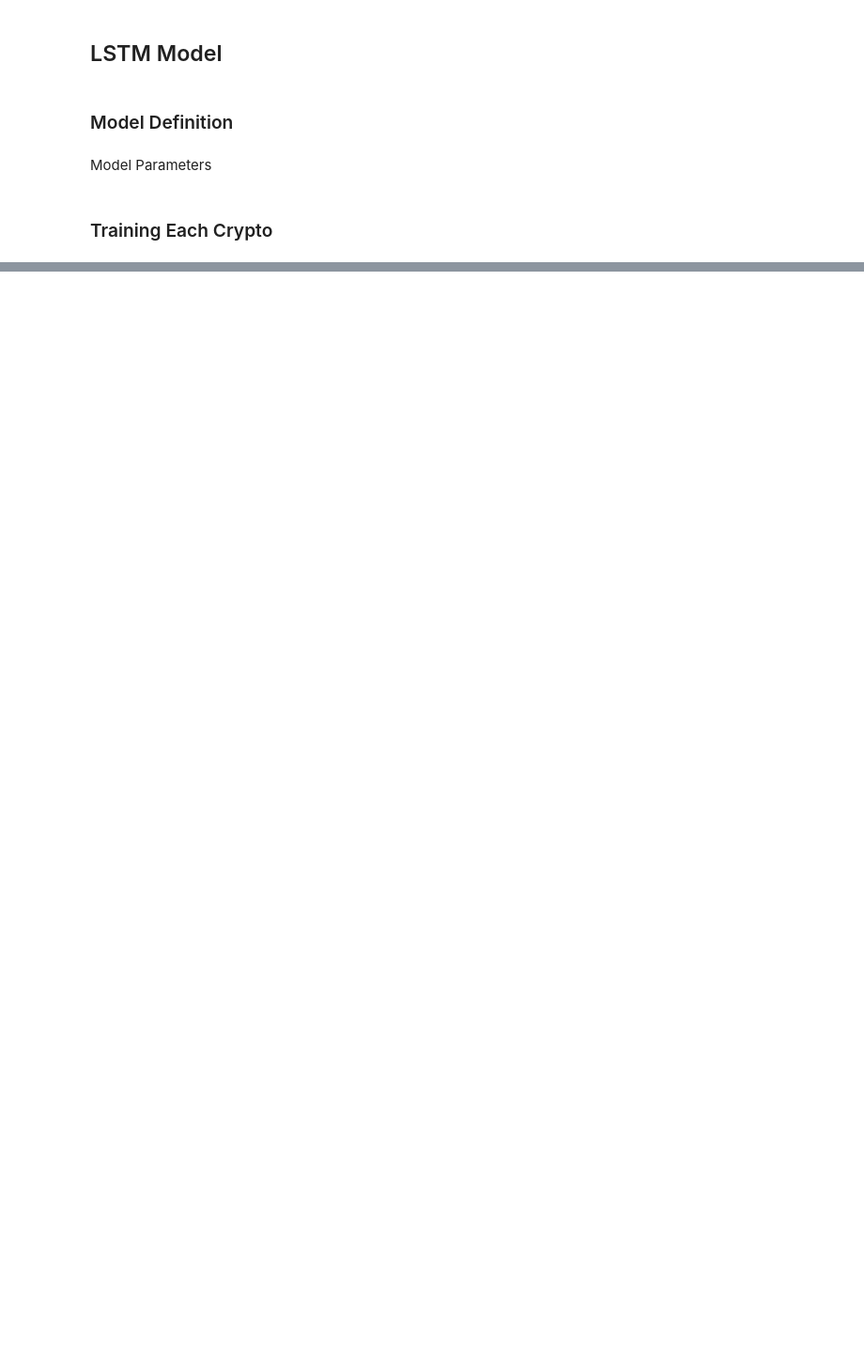
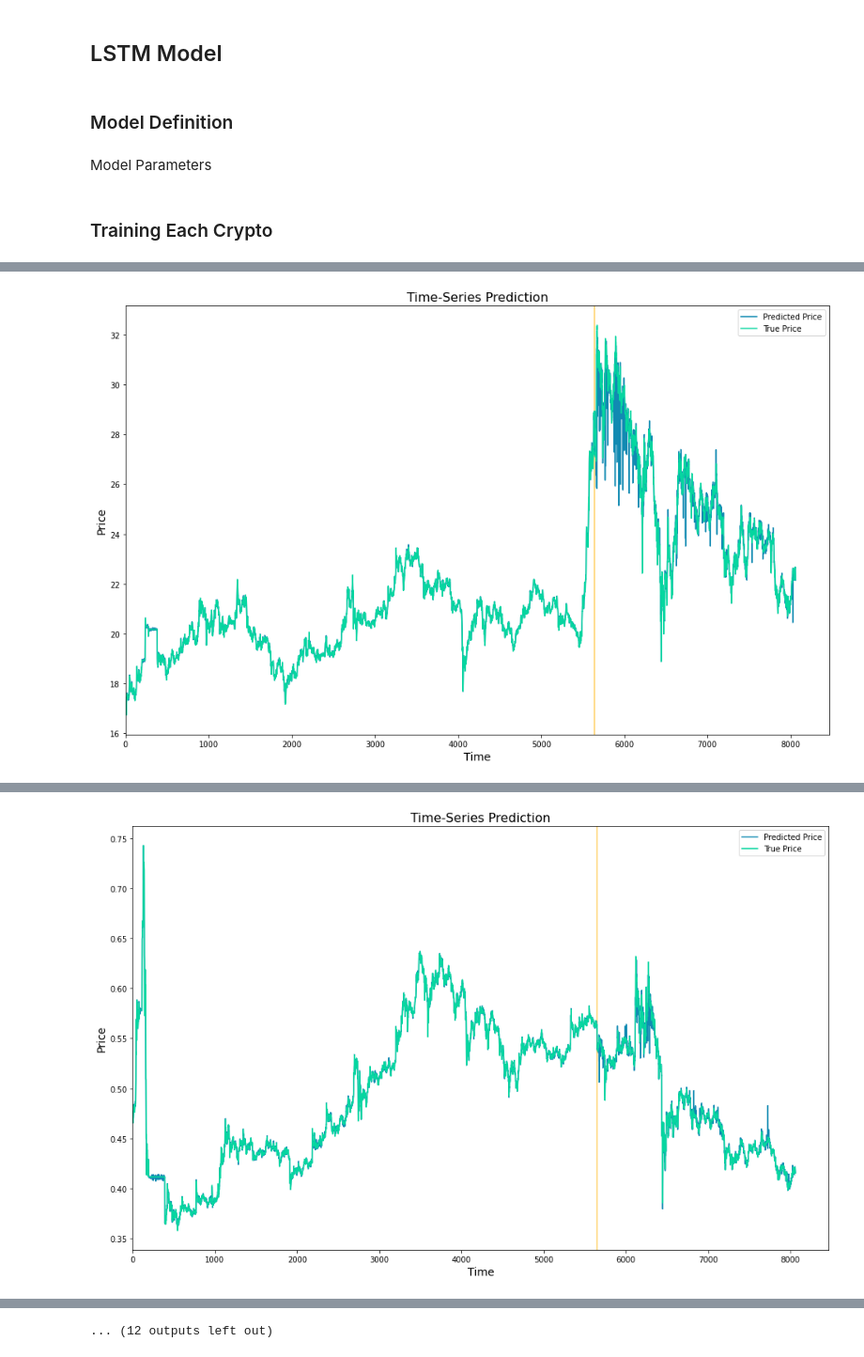
Before and after one commit to kzlecha/comparative-crypto, a Jupyter notebook: Multiple_Models.ipynb, the cells around one changed output, grey strips where cells are left out. Shown at 94% size. Cells and saved outputs as stored; diff of their text form; code cells hidden in the pictures; blank space fills up the shorter version.

```diff
--- a/Multiple_Models.ipynb
+++ b/Multiple_Models.ipynb
@@ -179,9 +185,8 @@ def train(df, lstm):
 # %%
-# dir_path = "data/"
-# file_list = [f for f in listdir(dir_path) if isfile(join(dir_path, f))]
-file_list = [f for f in listdir() if isfile(f)]
+file_endings = ["5m.csv", "hourly.csv", "daily.csv"]
 
-file_endings = ["5m.csv", "hourly.csv", "daily.csv"]
+predictions = []
+true = []
 
 # FIXME: move to each fileending?
 # im going to start with just 5m
@@ -200,7 +205,7 @@ for filename in [name for name in file_list if file_ending in name]:
 
   lstm, cutoff = train(df, lstm)
 
-  df_x_ss = ss.transform(df.iloc[:, 0:-1]) #old transformers
+  df_x_ss = ss.transform(df.iloc[:, 0:-1]) #old transformerso
   df_y_mm = mm.transform(df.iloc[:, 0:1]) #old transformers
 
   df_x_ss = Variable(torch.Tensor(df_x_ss)) #converting to Tensors
@@ -215,8 +220,12 @@ for filename in [name for name in file_list if file_ending in name]:
   data_predict = mm.inverse_transform(data_predict) #reverse transformation
   dataY_plot = mm.inverse_transform(dataY_plot)
 
+  predictions.append(data_predict)
+  true.append(dataY_plot)
+
   plot_name = f"{crypto_name}.png"
   plot_time_series(data_predict, dataY_plot, cutoff, plot_name)
 
   model_name = f"{crypto_name}.pth"
   torch.save(lstm.state_dict(), model_name)
+# %% [output]
@@ -222,0 +252 @@ for filename in [name for name in file_list if file_ending in name]:
+[figure, added]
@@ -222,0 +273 @@ for filename in [name for name in file_list if file_ending in name]:
+[figure, added]
@@ -222,0 +358 @@ for filename in [name for name in file_list if file_ending in name]:
+... (12 outputs left out)
```
Also changed, not shown: parts of 5 cells of this notebook.
